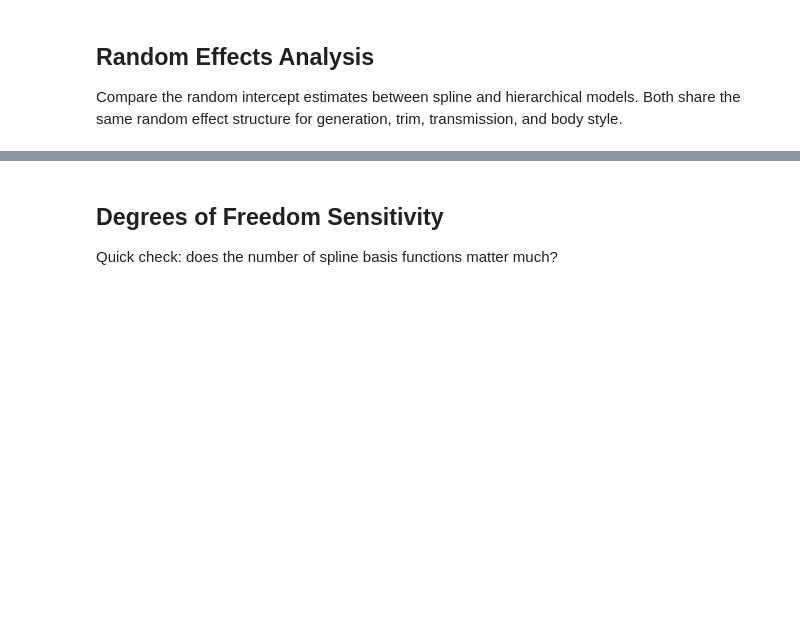
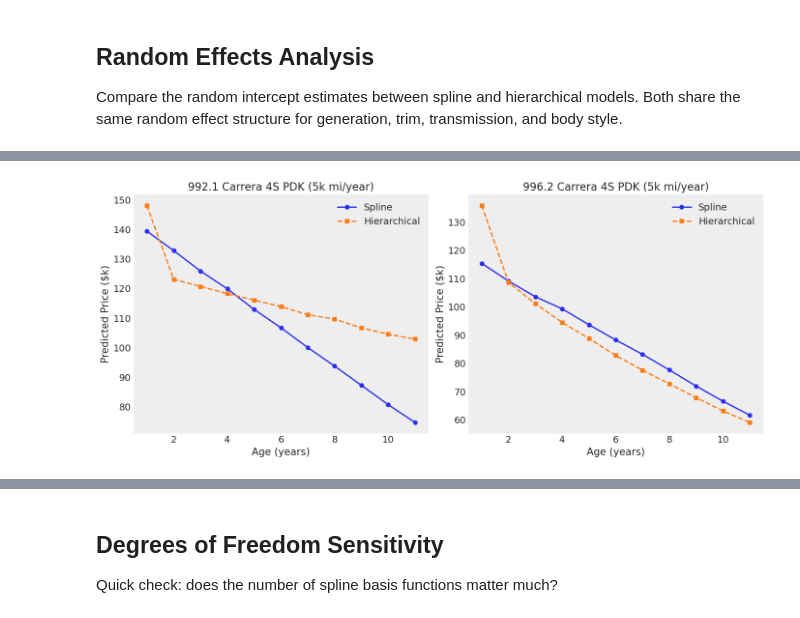
Before and after one commit to No-Stream/price-trend-analysis, a Jupyter notebook: notebooks/04_splines.ipynb, the cells around one changed output, grey strips where cells are left out. Cells and saved outputs as stored; diff of their text form; code cells hidden in the pictures; blank space fills up the shorter version.

```diff
--- a/notebooks/04_splines.ipynb
+++ b/notebooks/04_splines.ipynb
@@ -452,0 +667,57 @@ Both share the same random effect structure for generation, trim, transmission,
+# %%
+# Compare depreciation curves for 992.1 and 996.2
+ages = range(1, 12)
+fig, axes = plt.subplots(1, 2, figsize=(14, 6))
+
+for idx, (gen, base_year) in enumerate([("992.1", 2022), ("996.2", 2005)]):
+    ax = axes[idx]
+
+    # Spline model predictions
+    spline_medians = []
+    for age in ages:
+        pred = predict_spline_price(
+            model=spline_model,
+            idata=idata_spline,
+            df=df,
+            generation=gen,
+            trim_tier="sport",
+            trans_type="pdk",
+            body_style="coupe",
+            model_year=base_year,
+            mileage=5000 * age,
+            sale_year=base_year + age,
+            include_sale_year=False,
+        )
+        spline_medians.append(pred["price"]["median"])
+
+    # Hierarchical model predictions
+    hier_medians = []
+    for age in ages:
+        pred = predict_price(
+            model=hierarchical_model,
+            idata=idata_hierarchical,
+            generation=gen,
+            trim="Carrera 4S",
+            trim_tier="sport",
+            transmission="PDK",
+            trans_type="pdk",
+            body_style="coupe",
+            model_year=base_year,
+            mileage=5000 * age,
+            sale_year=base_year + age,
+            mileage_mean=MILEAGE_MEAN,
+            mileage_std=MILEAGE_STD,
+        )
+        hier_medians.append(pred["price"]["median"])
+
+    ax.plot(list(ages), [m / 1000 for m in spline_medians], "o-", label="Spline", linewidth=2)
+    ax.plot(list(ages), [m / 1000 for m in hier_medians], "s--", label="Hierarchical", linewidth=2)
+    ax.set_xlabel("Age (years)")
+    ax.set_ylabel("Predicted Price ($k)")
+    ax.set_title(f"{gen} Carrera 4S PDK (5k mi/year)")
+    ax.legend()
+    ax.grid(True, alpha=0.3)
+
+plt.tight_layout()
+# %% [output]
+[figure, added]
```
Also changed, not shown: parts of 27 cells of this notebook, 1 other file.
